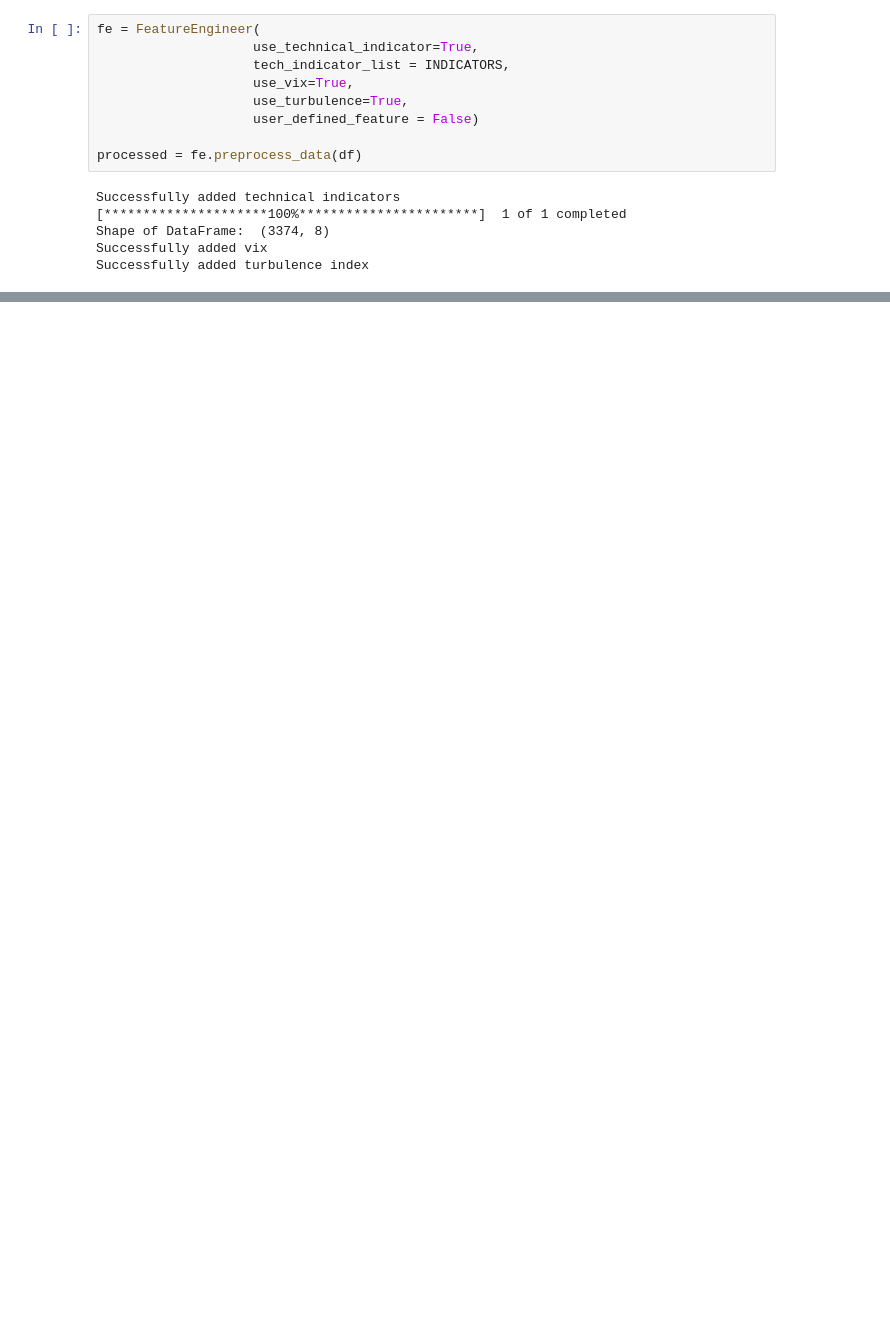
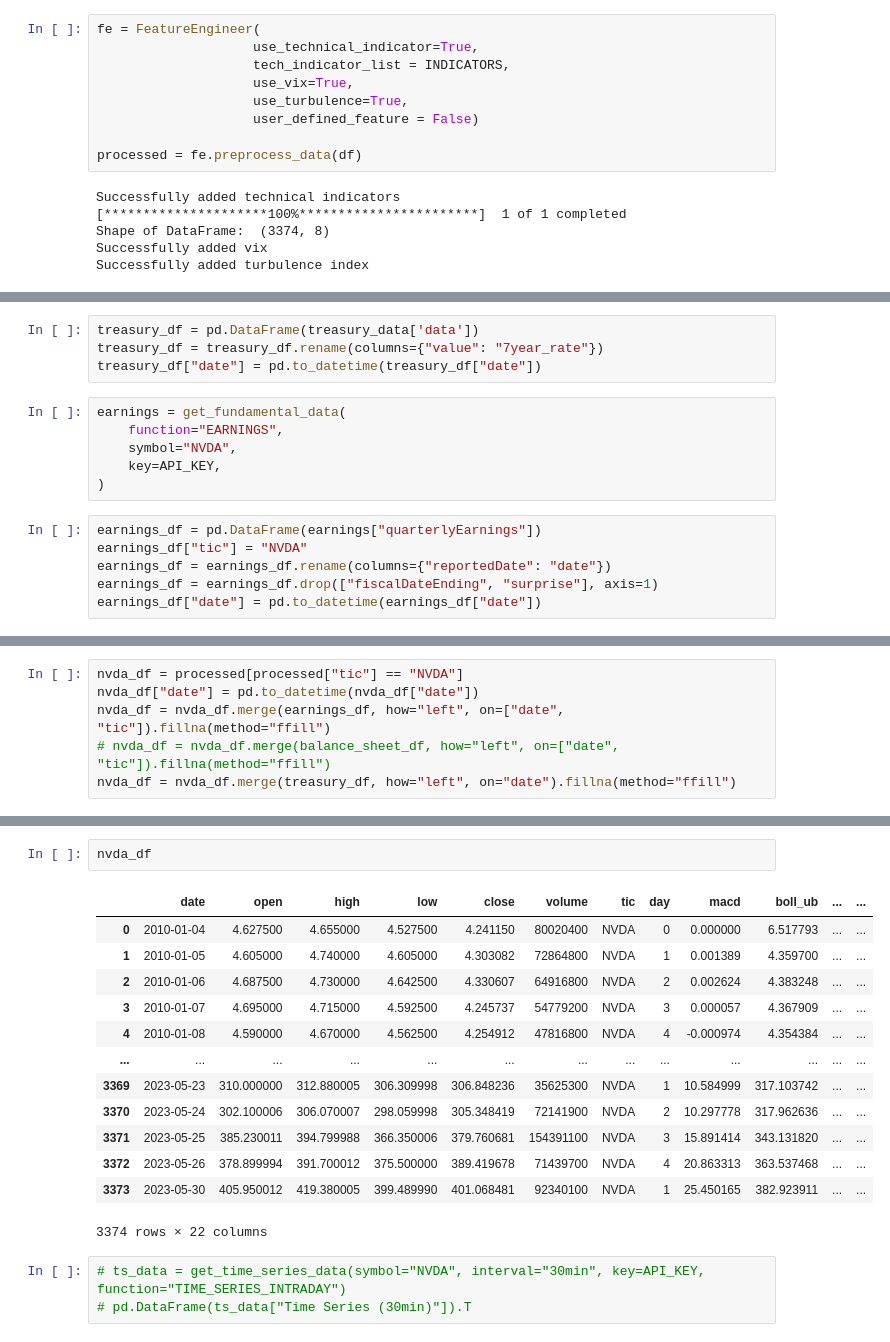
Before and after one commit to nickandbro/CS7643-Deep-RL-for-Finance, a Jupyter notebook: notebooks/fin_rl_demo.ipynb, the cells around one changed output, grey strips where cells are left out. Drawn from its saved outputs; the diff is of its cells as text; blank space fills up the shorter version.

```diff
--- a/notebooks/fin_rl_demo.ipynb
+++ b/notebooks/fin_rl_demo.ipynb
@@ -552,0 +537,16 @@ get_treasury_data("daily","7year", key)
+# %%
+treasury_df = pd.DataFrame(treasury_data['data'])
+treasury_df = treasury_df.rename(columns={"value": "7year_rate"})
+treasury_df["date"] = pd.to_datetime(treasury_df["date"])
+# %%
+earnings = get_fundamental_data(
+    function="EARNINGS",
+    symbol="NVDA",
+    key=API_KEY,
+)
+# %%
+earnings_df = pd.DataFrame(earnings["quarterlyEarnings"])
+earnings_df["tic"] = "NVDA"
+earnings_df = earnings_df.rename(columns={"reportedDate": "date"})
+earnings_df = earnings_df.drop(["fiscalDateEnding", "surprise"], axis=1)
+earnings_df["date"] = pd.to_datetime(earnings_df["date"])
@@ -552,0 +565,6 @@ get_treasury_data("daily","7year", key)
+# %%
+nvda_df = processed[processed["tic"] == "NVDA"]
+nvda_df["date"] = pd.to_datetime(nvda_df["date"])
+nvda_df = nvda_df.merge(earnings_df, how="left", on=["date", "tic"]).fillna(method="ffill")
+# nvda_df = nvda_df.merge(balance_sheet_df, how="left", on=["date", "tic"]).fillna(method="ffill")
+nvda_df = nvda_df.merge(treasury_df, how="left", on="date").fillna(method="ffill")
@@ -552,0 +597,19 @@ get_treasury_data("daily","7year", key)
+# %%
+nvda_df
+# %% [output]
+|  | date | open | high | low | close | volume | tic | day | macd | boll_ub | ... | ... |
+| 0 | 2010-01-04 | 4.627500 | 4.655000 | 4.527500 | 4.241150 | 80020400 | NVDA | 0 | 0.000000 | 6.517793 | ... | ... |
+| 1 | 2010-01-05 | 4.605000 | 4.740000 | 4.605000 | 4.303082 | 72864800 | NVDA | 1 | 0.001389 | 4.359700 | ... | ... |
+| 2 | 2010-01-06 | 4.687500 | 4.730000 | 4.642500 | 4.330607 | 64916800 | NVDA | 2 | 0.002624 | 4.383248 | ... | ... |
+| 3 | 2010-01-07 | 4.695000 | 4.715000 | 4.592500 | 4.245737 | 54779200 | NVDA | 3 | 0.000057 | 4.367909 | ... | ... |
+| 4 | 2010-01-08 | 4.590000 | 4.670000 | 4.562500 | 4.254912 | 47816800 | NVDA | 4 | -0.000974 | 4.354384 | ... | ... |
+| ... | ... | ... | ... | ... | ... | ... | ... | ... | ... | ... | ... | ... |
+| 3369 | 2023-05-23 | 310.000000 | 312.880005 | 306.309998 | 306.848236 | 35625300 | NVDA | 1 | 10.584999 | 317.103742 | ... | ... |
+| 3370 | 2023-05-24 | 302.100006 | 306.070007 | 298.059998 | 305.348419 | 72141900 | NVDA | 2 | 10.297778 | 317.962636 | ... | ... |
+| 3371 | 2023-05-25 | 385.230011 | 394.799988 | 366.350006 | 379.760681 | 154391100 | NVDA | 3 | 15.891414 | 343.131820 | ... | ... |
+| 3372 | 2023-05-26 | 378.899994 | 391.700012 | 375.500000 | 389.419678 | 71439700 | NVDA | 4 | 20.863313 | 363.537468 | ... | ... |
+| 3373 | 2023-05-30 | 405.950012 | 419.380005 | 399.489990 | 401.068481 | 92340100 | NVDA | 1 | 25.450165 | 382.923911 | ... | ... |
+3374 rows × 22 columns
+# %%
+# ts_data = get_time_series_data(symbol="NVDA", interval="30min", key=API_KEY, function="TIME_SERIES_INTRADAY")
+# pd.DataFrame(ts_data["Time Series (30min)"]).T
```
Also changed, not shown: parts of 12 cells of this notebook, 2 other files.
